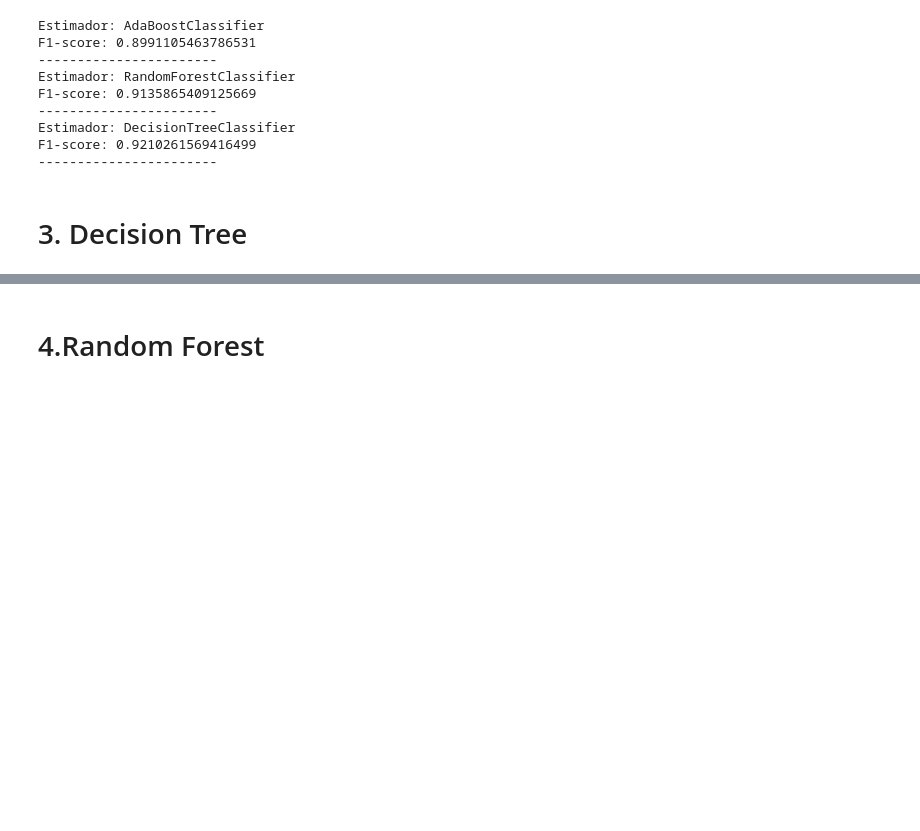
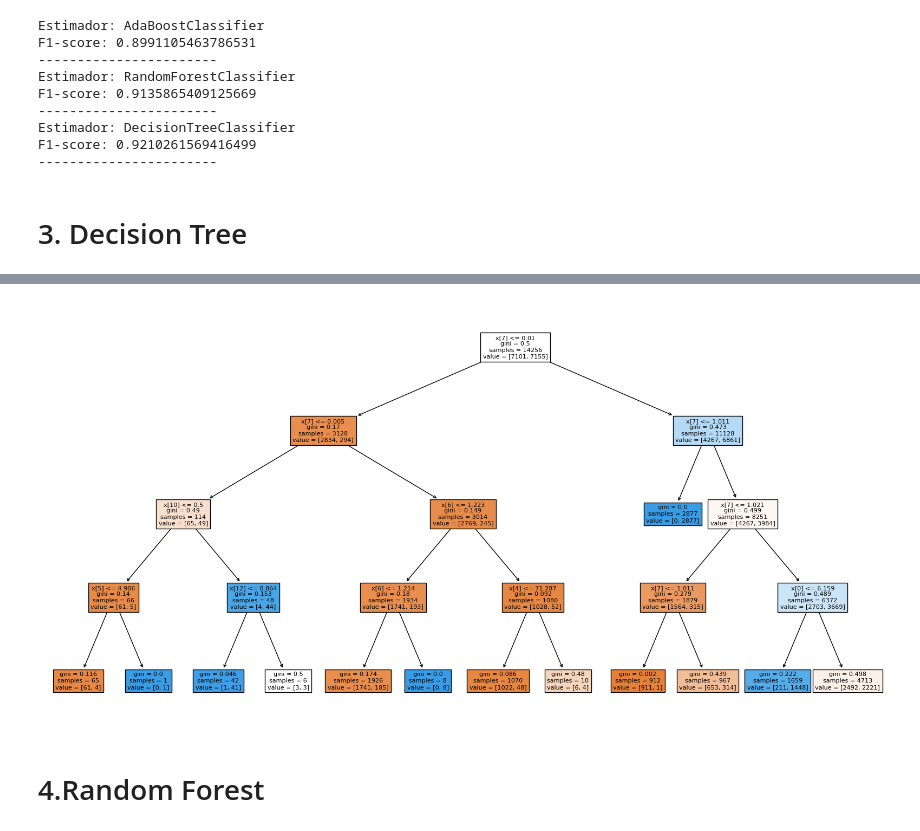
Before and after one commit to GilJimenezCanellas/cellular_networks_predictor, a Jupyter notebook: notebooks/predictor.ipynb, the cells around one changed output, grey strips where cells are left out. Cells and saved outputs as stored; diff of their text form; code cells hidden in the pictures; blank space fills up the shorter version.

```diff
--- a/notebooks/predictor.ipynb
+++ b/notebooks/predictor.ipynb
@@ -222,0 +714,25 @@ DecisionTreeClassifier(max_depth=20, min_samples_leaf=2, min_samples_split=10)
+# %%
+selected_features = ['meanUE_UL', 'PRBUsageUL', 'Time', 'PRBUsageDL', 'meanUE_DL']
+
+X_train_selected = X_train[selected_features]
+X_test_selected = X_test[selected_features]
+# %%
+param_grid = {
+    'max_depth': [4, 2],
+    'min_samples_split': [2, 5, 10],
+    'min_samples_leaf': [1, 2, 4]
+}
+
+# Initialize Decision Tree Classifier
+decision_tree = DecisionTreeClassifier()
+
+# Initialize GridSearchCV
+grid_search = GridSearchCV(decision_tree, param_grid, cv=5)
+
+# Fit the grid search to the data
+grid_search.fit(X_train_selected, y_train)
+
+# Get the best estimator from the grid search
+best_decision_tree = grid_search.best_estimator_
+
+print(best_decision_tree)
@@ -233,3 +770,9 @@ print(f1)
+# %%
+plt.figure(figsize=(20, 10))  # Adjust the figure size as needed
+plot_tree(dt, filled=True) #, feature_names=X.feature_names, class_names=iris.target_names)
+plt.show()
+# %% [output]
+[figure, added]
 # %% [markdown]
 # 4.Random Forest
 # %%
```
Also changed, not shown: parts of 39 cells of this notebook, 3 other files.
